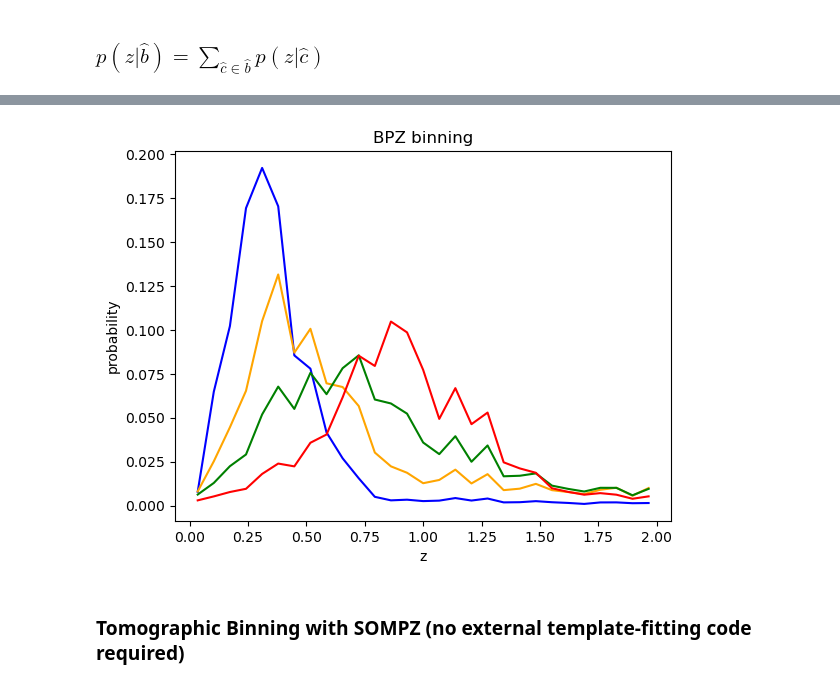
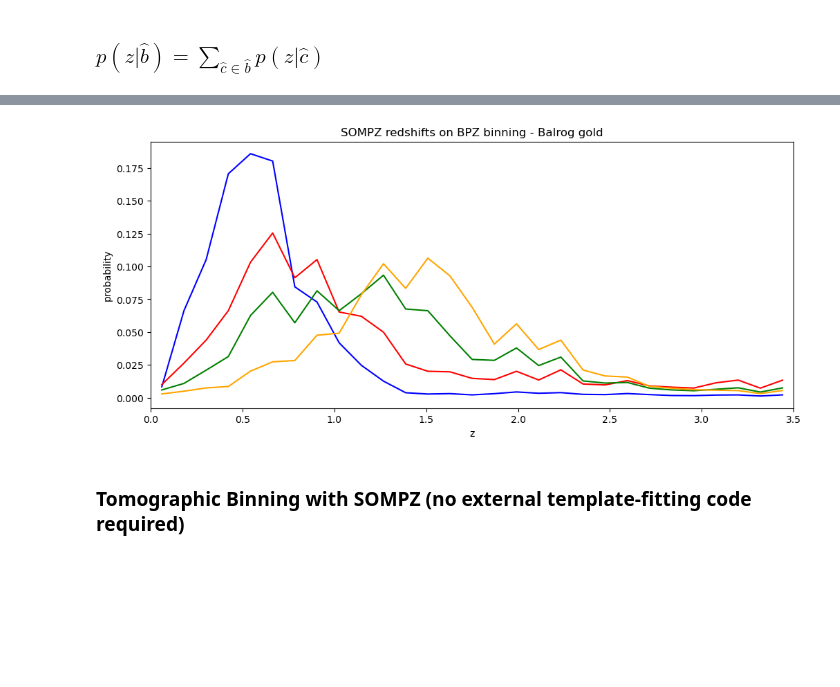
Before and after one commit to rbgdet/CSPZ, a Jupyter notebook: notebooks/SOMPZ_pipeline.ipynb, the cells around one changed output, grey strips where cells are left out. Drawn from its saved outputs; the diff is of its cells as text; code cells hidden in the pictures; blank space fills up the shorter version.

Commit message:
SOMPZ_pipeline fix 112123

```diff
--- a/notebooks/SOMPZ_pipeline.ipynb
+++ b/notebooks/SOMPZ_pipeline.ipynb
@@ -137,0 +177,4 @@ for band in bands:
+# %%
+balrog_fp_mask = (balrog['true_ra'] < 180) & (balrog['true_dec'] > -25) #footprint mask for DR3_1_1
+
+balrog = balrog[balrog_fp_mask] #applying DR3_1_1 footprint mask
@@ -138,9 +202,16 @@ for band in bands:
 # %% [markdown]
 ### contaminant cut
 # %%
+# !!!
+
 d_arcsec = balrog_rest['d_arcsec']
 d_contam_arcsec = balrog_rest['d_contam_arcsec']
 
-balrog['contmask'] = (d_contam_arcsec > 1.5)
-balrog_deep = balrog.merge(deep, on='ID', how='left')
+balrog['contmask'] = (d_contam_arcsec > 1.5)   # I am not sure if I should be applying this here or later
+                                               # See two cells down where I define sel_mask
+
+balrog['passes'] = balrog_mask[balrog_fp_mask] # whether balrog injection passes gold cut
+                                               # fg mask applied to gold mask
+
+balrog_deep = balrog.merge(deep, on='ID', how='left') #merge balrog w/ deep catalog for later
 # %% [markdown]
@@ -177,7 +254,7 @@ See the caveats in the documentation: https://pandas.pydata.org/pandas-docs/stab
 # %% [markdown]
 ### Create and marginalize probabilities to obtain Balrog Transfer Matrix
 # %%
-#p(c)
+#p(c) - i.e. probability that a galaxy in the deep fields will belong to a cell c
 square_len_deep = deep[['BDF_MAG_DERED_CALIB_I', 'deep_cells']].groupby('deep_cells').agg(['mean', 'median', 'std', len])
 counts_deep = square_len_deep.BDF_MAG_DERED_CALIB_I.len
 p_c = (counts_deep/counts_deep.sum()).values.reshape(n_deep,n_deep)
@@ -186,20 +263,30 @@ p_c = (counts_deep/counts_deep.sum()).values.reshape(n_deep,n_deep)
 #square_p_c_hat = balrog[balrog.detected.values.astype(bool)]\
 #[['p_pass', 'wide_cells']].groupby('wide_cells').agg(['mean', 'median', 'std', len])
 
+#square_wide = wide['wide_cells'].groupby('wide_cells').agg(['mean', 'median', 'std', len])
+
+#p(\hat{c}) - i.e. probability that a galaxy in the wide fields will belong to a cell c
 square_p_c_hat = wide[['COADD_OBJECT_ID', 'wide_cells']].groupby('wide_cells').agg([len])
 counts_wide = square_p_c_hat.COADD_OBJECT_ID.len
+
+# - Balrog version
+
+square_p_c_hat_bal = balrog[['ID', 'wide_cells']].groupby('wide_cells').agg([len])
+counts_wide_bal = square_p_c_hat_bal.ID.len
 
 balrog['detected_float'] = balrog.detected.astype(float)
 
 square_det = balrog[['detected_float', 'wide_cells']].groupby('wide_cells')\
 .agg(['mean', 'median', 'std', len])
 
-#square_wide = wide['wide_cells'].groupby('wide_cells').agg(['mean', 'median', 'std', len])
+p_c_hat_bal = (counts_wide_bal.values*square_det.detected_float['mean'].values).reshape(n_wide,n_wide)
+p_c_hat_bal /= np.sum(p_c_hat_bal)
 
-p_c_hat = ((counts_wide/counts_wide.sum()).values\
-           *square_det.detected_float['mean'].values).reshape(n_wide,n_wide)
+#p - Wide field version
+p_c_hat = (counts_wide.values).reshape(n_wide,n_wide)
+p_c_hat = p_c_hat/np.sum(p_c_hat)
 
-#p(c,\hat{c})
+#p(c,\hat{c}) - joint probability of a galaxy in balrog_deep being in cell c and \hat{c}
 N_wide, N_deep = 26**2, 48**2
 sel_mask = balrog_deep.detected&balrog_deep.passes&balrog_deep['contmask'].values&\
 (~(np.isnan(balrog_deep.deep_cells.values)|np.isnan(balrog_deep.wide_cells.values)))
@@ -218,7 +305,7 @@ np.add.at(p_cchat, (InjDF.wide_cell.values[sel_mask[index]].astype(int),\
           InjDF.N_inj.values[sel_mask[index]])
 
 #p(c)p(\hat{c})
-p_c_p_c_hat = (p_c.flatten() * np.repeat(p_c_hat, n_deep**2).reshape(n_deep**2, n_wide**2).T)
+p_c_p_c_hat = (p_c.flatten() * np.repeat(p_c_hat_bal, n_deep**2).reshape(n_deep**2, n_wide**2).T)
 #p_c horizontal and p_c_hat vertical
 
 balrog_term = p_cchat/np.where(p_c_p_c_hat>0, p_c_p_c_hat, 1)
@@ -260,16 +347,16 @@ p_z_c_hat_bins = [np.sum(p_z_c_hat[Tomo_cells[f'bin{i}_cells']], axis=0) for i i
 # %%
-plt.figure()
+plt.figure(figsize=(12,5))
 plt.xlabel('z')
 plt.ylabel('probability')
-plt.title('BPZ binning')
-#plt.xlim(0, 1.5)
+plt.title('SOMPZ redshifts on BPZ binning - Balrog gold')
+plt.xlim(0, 3.5)
 #plt.xticks(ticks=np.arange(0,1.5,.1))
-colors = ['blue', 'orange', 'green', 'red']
+colors = ['blue', 'red', 'green', 'orange']
 for i in range(4):
     plt.plot(zs, p_z_c_hat_bins[i]/np.sum(p_z_c_hat_bins[i]), c=colors[i])
 plt.show()
 # %% [output]
-[figure, old version]
+[figure, new version]
 # %%
 #np.savez('/project/chihway/raulteixeira/data/p_z_c_hat_bins_BPZ.npz', np.array(p_z_c_hat_bins))
 
```
Also changed, not shown: parts of 47 cells of this notebook, 5 other files.
